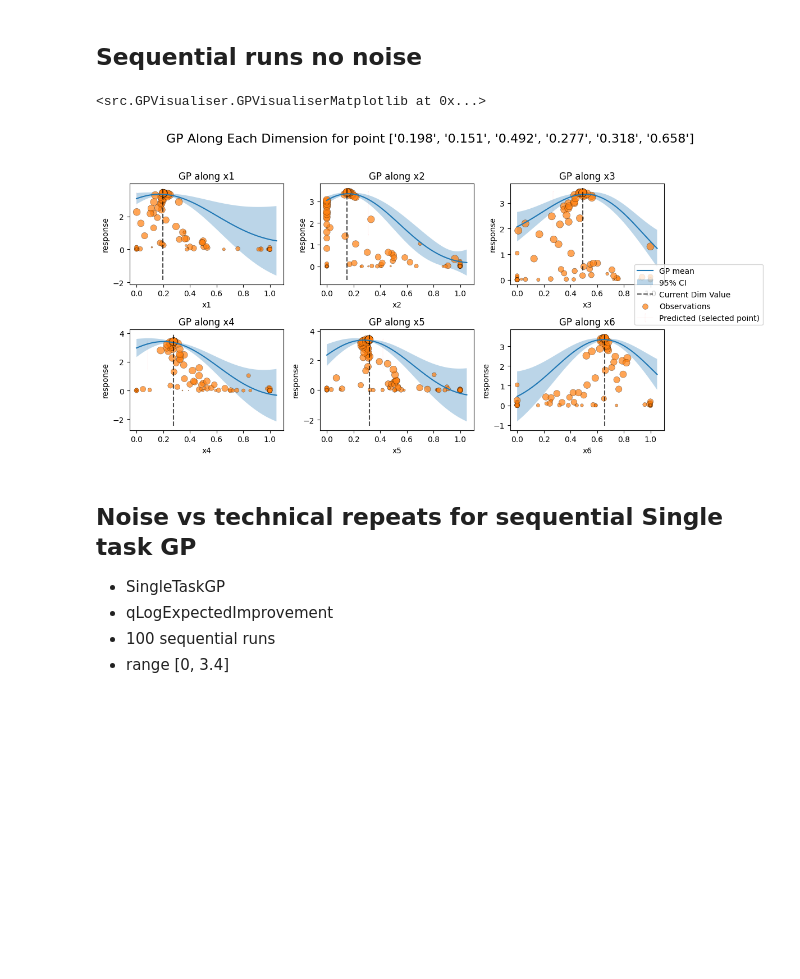
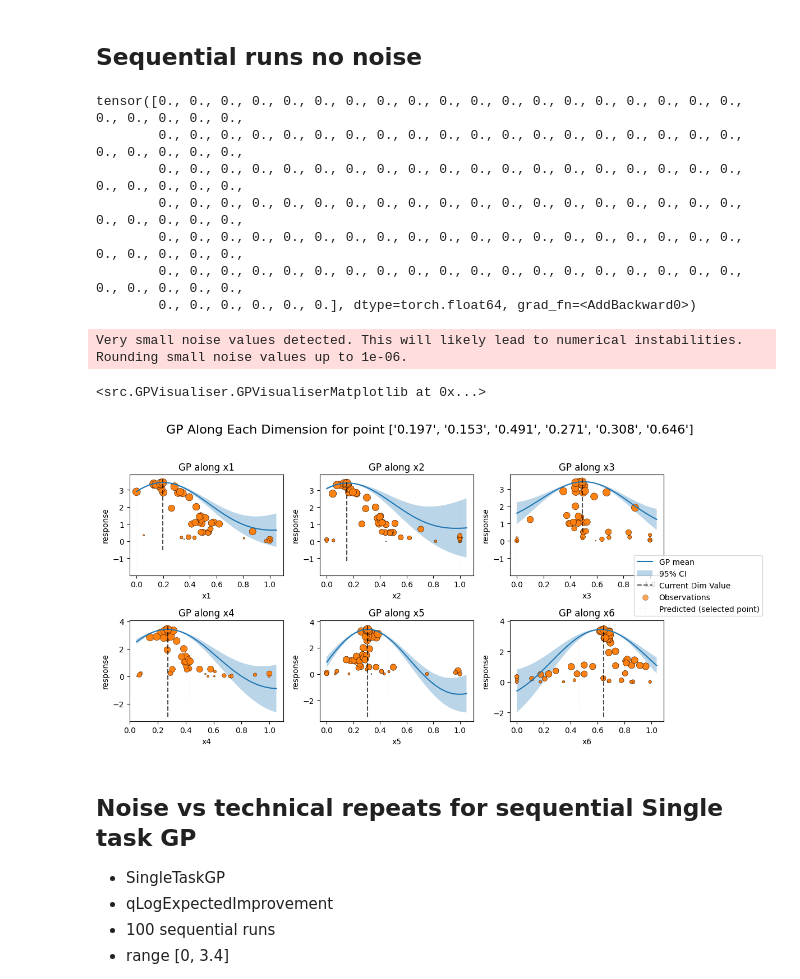
Before and after one commit to Sauciu1/BO-Coli, a Jupyter notebook: notebooks/batch_bayesian_test.ipynb, the cells around one changed output. Saved outputs shown, nothing was run; the diff lists cells and outputs as text; code cells hidden in the pictures; blank space fills up the shorter version.

```diff
--- a/notebooks/batch_bayesian_test.ipynb
+++ b/notebooks/batch_bayesian_test.ipynb
@@ -438,13 +459,21 @@ tester
 # %%
 def noise_fn(x, y):
     return y
 
 save_dir = "data/bayes_sim/"
-runs = tester.run(HeteroWhiteSGP, n_runs=100, technical_repeats=1, batch_size=1, noise_fn=noise_fn, plot_each=False)
+runs = tester.run(HeteroWhiteSGP, n_runs=50, technical_repeats=3, batch_size=1, noise_fn=noise_fn, plot_each=False)
 runs.plot_GP(HeteroWhiteSGP)
 # %% [output]
-<src.GPVisualiser.GPVisualiserMatplotlib at 0x...>
+tensor([0., 0., 0., 0., 0., 0., 0., 0., 0., 0., 0., 0., 0., 0., 0., 0., 0., 0., 0., 0., 0., 0., 0., 0.,
+        0., 0., 0., 0., 0., 0., 0., 0., 0., 0., 0., 0., 0., 0., 0., 0., 0., 0., 0., 0., 0., 0., 0., 0.,
+        0., 0., 0., 0., 0., 0., 0., 0., 0., 0., 0., 0., 0., 0., 0., 0., 0., 0., 0., 0., 0., 0., 0., 0.,
+        0., 0., 0., 0., 0., 0., 0., 0., 0., 0., 0., 0., 0., 0., 0., 0., 0., 0., 0., 0., 0., 0., 0., 0.,
+        0., 0., 0., 0., 0., 0., 0., 0., 0., 0., 0., 0., 0., 0., 0., 0., 0., 0., 0., 0., 0., 0., 0., 0.,
+        0., 0., 0., 0., 0., 0., 0., 0., 0., 0., 0., 0., 0., 0., 0., 0., 0., 0., 0., 0., 0., 0., 0., 0.,
+        0., 0., 0., 0., 0., 0.], dtype=torch.float64, grad_fn=<AddBackward0>)
+Very small noise values detected. This will likely lead to numerical instabilities. Rounding small noise values up to 1e-06.
+<src.GPVisualiser.GPVisualiserMatplotlib at 0x...>
-[figure, old version]
+[figure, new version]
 # %% [markdown]
 ## Noise vs technical repeats for sequential Single task GP
 * SingleTaskGP
```
Also changed, not shown: parts of 22 cells of this notebook, 5 other files.
